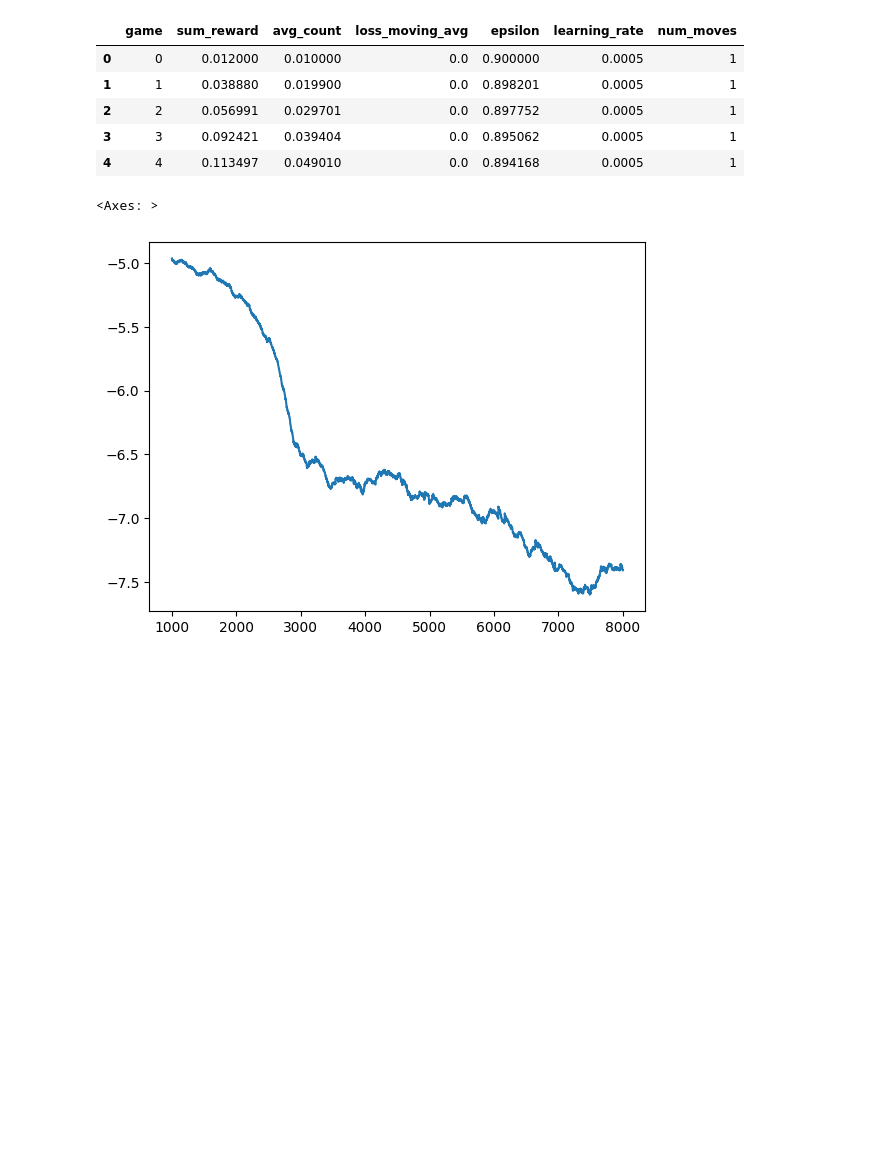
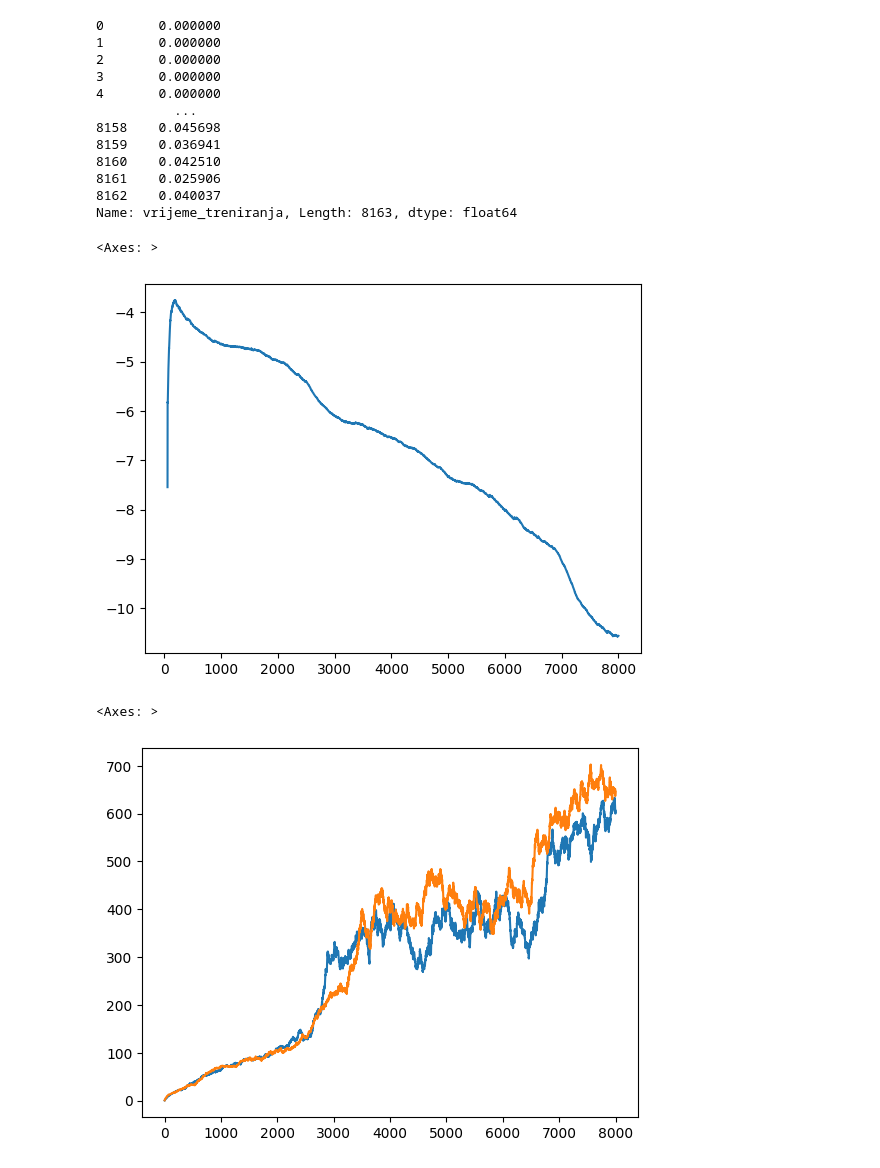
Before and after one commit to Lvlad0022/Diplomski, a Jupyter notebook: Untitled-1.ipynb, the cells around one changed output. Drawn from its saved outputs; the diff is of its cells as text; code cells hidden in the pictures; blank space fills up the shorter version.

```diff
--- a/Untitled-1.ipynb
+++ b/Untitled-1.ipynb
@@ -5,20 +183,35 @@ import matplotlib as plt
 # %%
-data1 = pd.read_csv(r"C:\Users\lovro\Desktop\AIBG-9.0-master\simple_snake_game_models\dvojka\save_advanced_simle_resnet_log_n3.csv")
-#data2 = pd.read_csv(r"C:\Users\lovro\Desktop\AIBG-9.0-master\simple_snake_game_models\save_simle_resnet_log_n2.csv")
-#data3 = pd.read_csv(r"C:\Users\lovro\Desktop\AIBG-9.0-master\simple_snake_game_models\save_simle_resnet_log_n3.csv")
+data1 = pd.read_csv(r"C:\Users\lovro\Desktop\diplomski za stare brancheve\simple_snake_game_models\save_simple_snake_log_n3_memory0_gamma0.85.csv")
+data2 = pd.read_csv(r"C:\Users\lovro\Desktop\diplomski za stare brancheve\simple_snake_game_models\save_simple_snake_log_n3_memory2_gamma0.85.csv")
+data3 = pd.read_csv(r"C:\Users\lovro\Desktop\diplomski za stare brancheve\simple_snake_game_models\save_simple_snake_log_n3_memory2_gamma0.93.csv")
 # %%
-df.head()
+data1["vrijeme_treniranja"]
 # %% [output]
-|  | game | sum_reward | avg_count | loss_moving_avg | epsilon | learning_rate | num_moves |
-| 0 | 0 | 0.012000 | 0.010000 | 0.0 | 0.900000 | 0.0005 | 1 |
-| 1 | 1 | 0.038880 | 0.019900 | 0.0 | 0.898201 | 0.0005 | 1 |
-| 2 | 2 | 0.056991 | 0.029701 | 0.0 | 0.897752 | 0.0005 | 1 |
-| 3 | 3 | 0.092421 | 0.039404 | 0.0 | 0.895062 | 0.0005 | 1 |
-| 4 | 4 | 0.113497 | 0.049010 | 0.0 | 0.894168 | 0.0005 | 1 |
+0       0.000000
+1       0.000000
+2       0.000000
+3       0.000000
+4       0.000000
+          ...
+8158    0.045698
+8159    0.036941
+8160    0.042510
+8161    0.025906
+8162    0.040037
+Name: vrijeme_treniranja, Length: 8163, dtype: float64
 # %%
-np.log(data1["loss_moving_avg"][-7000:]).plot()
+np.log(data2["loss_moving_avg"]).plot()
+#np.log(data3["loss_moving_avg"]).plot()
+
 #data2["avg_count"][-7000:].plot()
 #data3["avg_count"][-7000:].plot()
 # %% [output]
 <Axes: >
-[figure, old version]
+[figure, new version]
+# %%
+data2["avg_count"].plot()
+#data1["avg_count"].plot()
+data3["avg_count"].plot()
+# %% [output]
+<Axes: >
+[figure, added]
```
Also changed, not shown: parts of 20 cells of this notebook, 8 other files.
